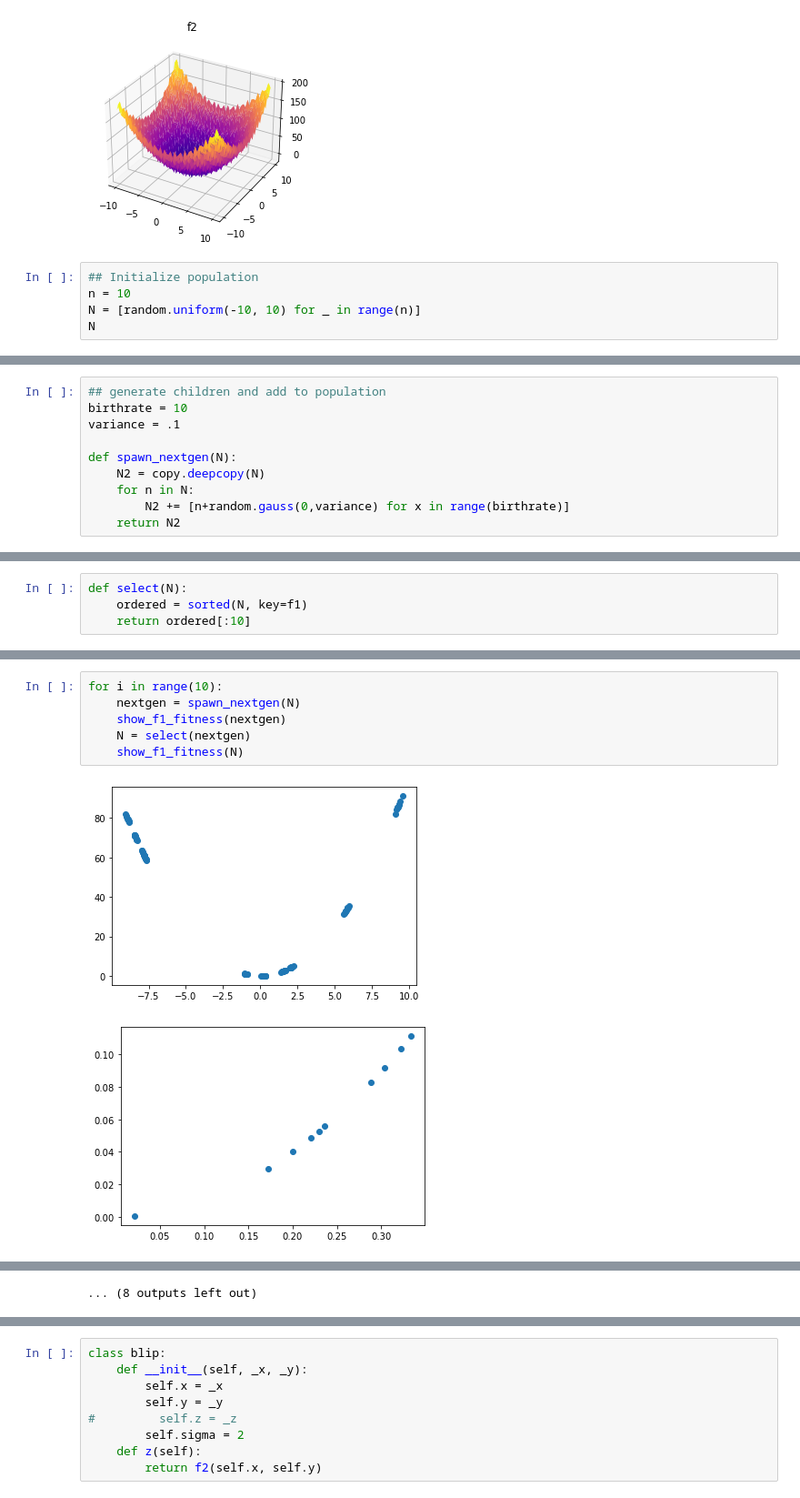
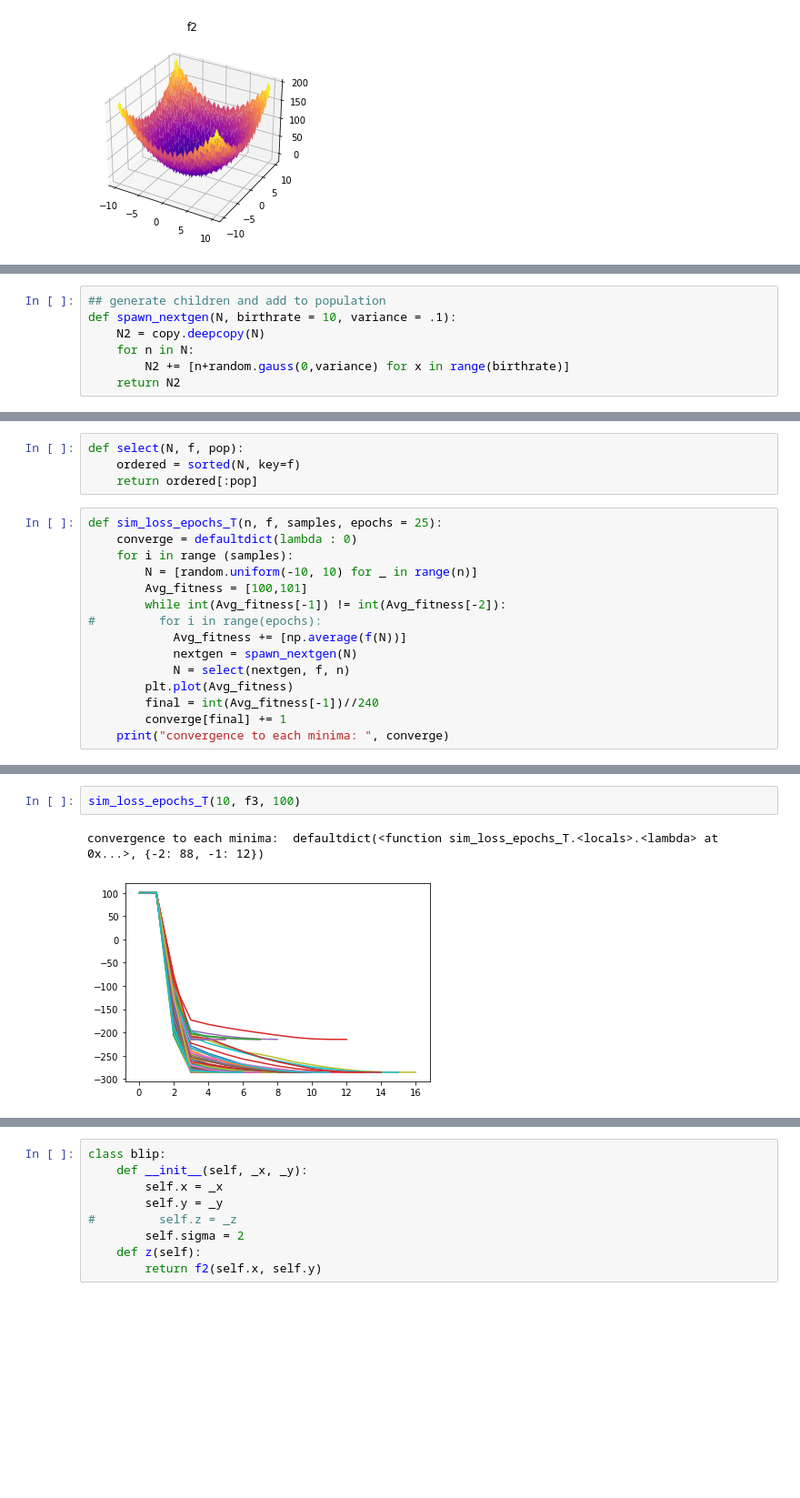
Before and after one commit to Spring2022IndependentStudy/WeeklyNotes, a Jupyter notebook: Unit_5/Genetic_example_SA.ipynb, the cells around one changed output, grey strips where cells are left out. Shown: that part at 91% size. Drawn from its saved outputs; the diff is of its cells as text; blank space fills up the shorter version.

Commit message:
Comparison with population reduction

```diff
--- a/Unit_5/Genetic_example_SA.ipynb
+++ b/Unit_5/Genetic_example_SA.ipynb
@@ -42,8 +61,3 @@ ax.set_title('f2')
 plt.show()
 # %% [output]
 [figure]
-# %%
-## Initialize population
-n = 10
-N = [random.uniform(-10, 10) for _ in range(n)]
-N
@@ -61,9 +64,6 @@ N
 # %%
 ## generate children and add to population
-birthrate = 10
-variance = .1
-
-def spawn_nextgen(N):
+def spawn_nextgen(N, birthrate = 10, variance = .1):
     N2 = copy.deepcopy(N)
     for n in N:
         N2 += [n+random.gauss(0,variance) for x in range(birthrate)]
@@ -75,4 +74,19 @@ def show_f1_fitness(x):
 # %%
-def select(N):
-    ordered = sorted(N, key=f1)
-    return ordered[:10]
+def select(N, f, pop):
+    ordered = sorted(N, key=f)
+    return ordered[:pop]
+# %%
+def sim_loss_epochs_T(n, f, samples, epochs = 25):
+    converge = defaultdict(lambda : 0)
+    for i in range (samples):
+        N = [random.uniform(-10, 10) for _ in range(n)]
+        Avg_fitness = [100,101]
+        while int(Avg_fitness[-1]) != int(Avg_fitness[-2]):
+#         for i in range(epochs):
+            Avg_fitness += [np.average(f(N))]
+            nextgen = spawn_nextgen(N)
+            N = select(nextgen, f, n)
+        plt.plot(Avg_fitness)
+        final = int(Avg_fitness[-1])//240
+        converge[final] += 1
+    print("convergence to each minima: ", converge)
@@ -79,9 +126,5 @@ def select(N):
 # %%
-for i in range(10):
-    nextgen = spawn_nextgen(N)
-    show_f1_fitness(nextgen)
-    N = select(nextgen)
-    show_f1_fitness(N)
+sim_loss_epochs_T(10, f3, 100)
 # %% [output]
+convergence to each minima:  defaultdict(<function sim_loss_epochs_T.<locals>.<lambda> at 0x...>, {-2: 88, -1: 12})
-[figure, old version]
+[figure, new version]
-[figure, removed]
@@ -98 +130,0 @@ for i in range(10):
-... (8 outputs left out)
```
Also changed, not shown: parts of 18 cells of this notebook.
